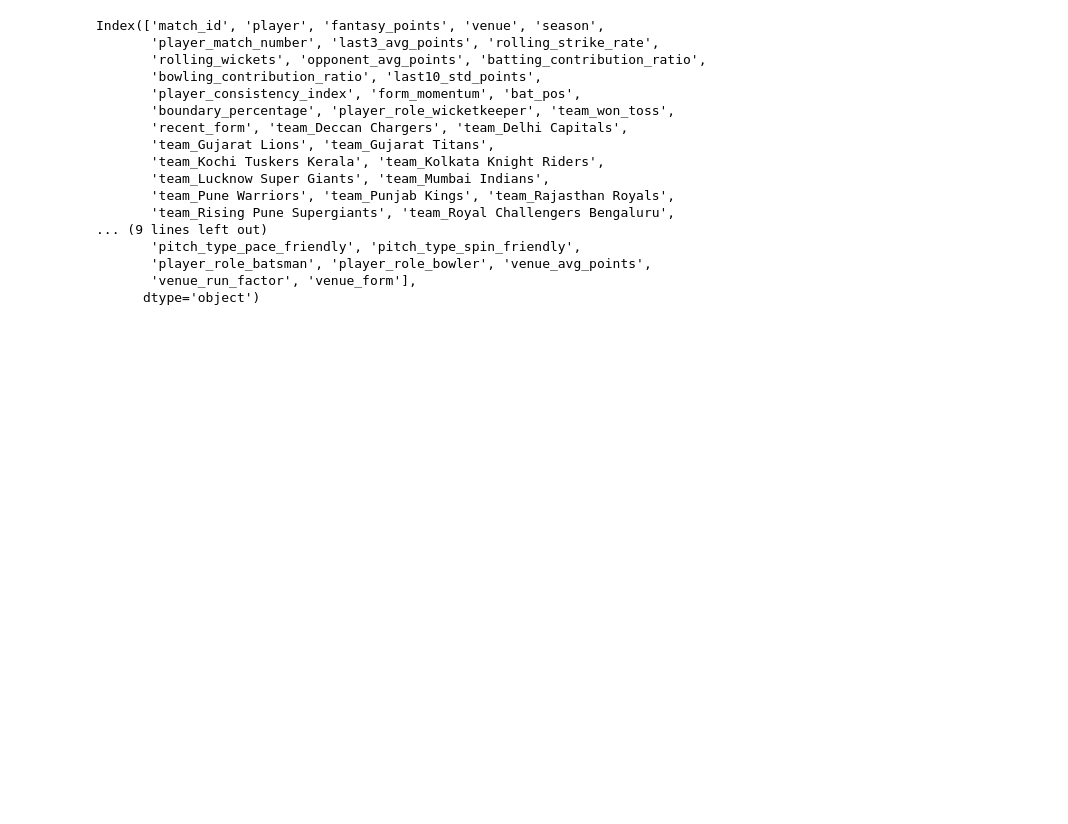
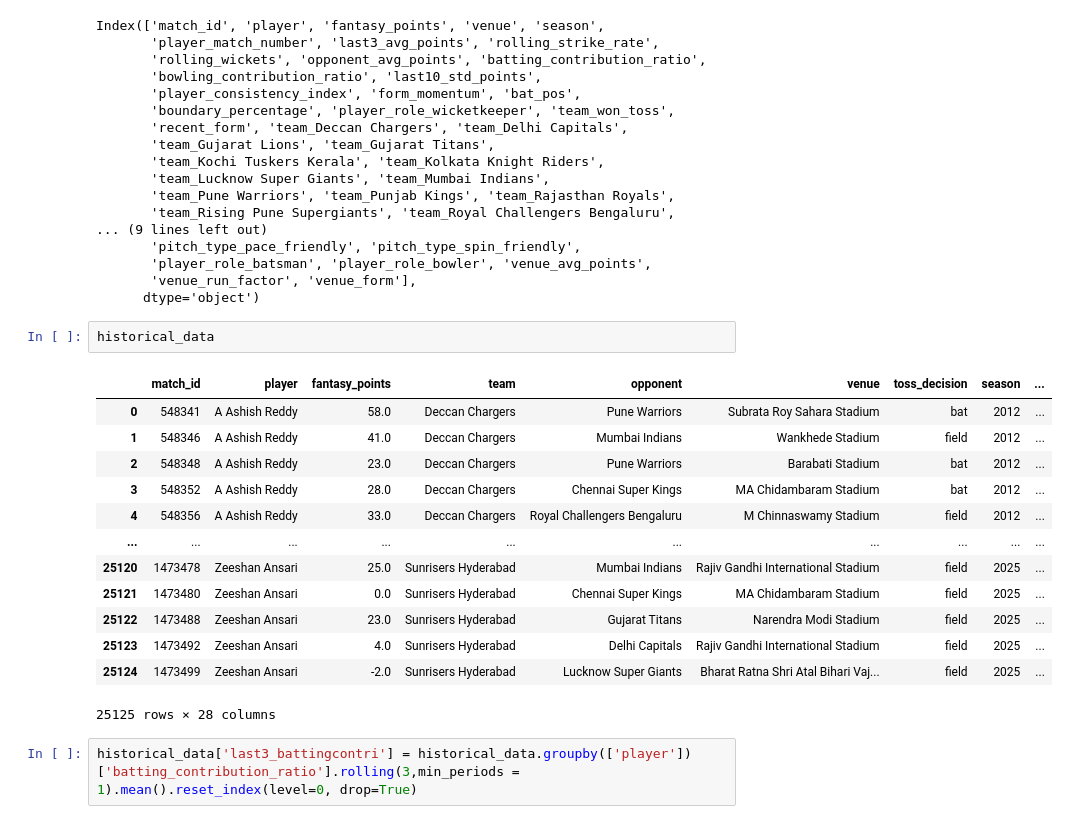
Before and after one commit to GuptaNidhish/FantasyTeamPredictor, a Jupyter notebook: notebooks/inference1.ipynb, the cells around one changed output. Saved outputs shown, nothing was run; the diff lists cells and outputs as text; blank space fills up the shorter version.

```diff
--- a/notebooks/inference1.ipynb
+++ b/notebooks/inference1.ipynb
@@ -343,3 +345,21 @@ Index(['match_id', 'player', 'fantasy_points', 'venue', 'season',
        'player_role_batsman', 'player_role_bowler', 'venue_avg_points',
        'venue_run_factor', 'venue_form'],
       dtype='object')
+# %%
+historical_data
+# %% [output]
+|  | match_id | player | fantasy_points | team | opponent | venue | toss_decision | season | ... |
+| 0 | 548341 | A Ashish Reddy | 58.0 | Deccan Chargers | Pune Warriors | Subrata Roy Sahara Stadium | bat | 2012 | ... |
+| 1 | 548346 | A Ashish Reddy | 41.0 | Deccan Chargers | Mumbai Indians | Wankhede Stadium | field | 2012 | ... |
+| 2 | 548348 | A Ashish Reddy | 23.0 | Deccan Chargers | Pune Warriors | Barabati Stadium | bat | 2012 | ... |
+| 3 | 548352 | A Ashish Reddy | 28.0 | Deccan Chargers | Chennai Super Kings | MA Chidambaram Stadium | bat | 2012 | ... |
+| 4 | 548356 | A Ashish Reddy | 33.0 | Deccan Chargers | Royal Challengers Bengaluru | M Chinnaswamy Stadium | field | 2012 | ... |
+| ... | ... | ... | ... | ... | ... | ... | ... | ... | ... |
+| 25120 | 1473478 | Zeeshan Ansari | 25.0 | Sunrisers Hyderabad | Mumbai Indians | Rajiv Gandhi International Stadium | field | 2025 | ... |
+| 25121 | 1473480 | Zeeshan Ansari | 0.0 | Sunrisers Hyderabad | Chennai Super Kings | MA Chidambaram Stadium | field | 2025 | ... |
+| 25122 | 1473488 | Zeeshan Ansari | 23.0 | Sunrisers Hyderabad | Gujarat Titans | Narendra Modi Stadium | field | 2025 | ... |
+| 25123 | 1473492 | Zeeshan Ansari | 4.0 | Sunrisers Hyderabad | Delhi Capitals | Rajiv Gandhi International Stadium | field | 2025 | ... |
+| 25124 | 1473499 | Zeeshan Ansari | -2.0 | Sunrisers Hyderabad | Lucknow Super Giants | Bharat Ratna Shri Atal Bihari Vaj... | field | 2025 | ... |
+25125 rows × 28 columns
+# %%
+historical_data['last3_battingcontri'] = historical_data.groupby(['player'])['batting_contribution_ratio'].rolling(3,min_periods = 1).mean().reset_index(level=0, drop=True)
```
Also changed, not shown: parts of 29 cells of this notebook, 4 other files.
